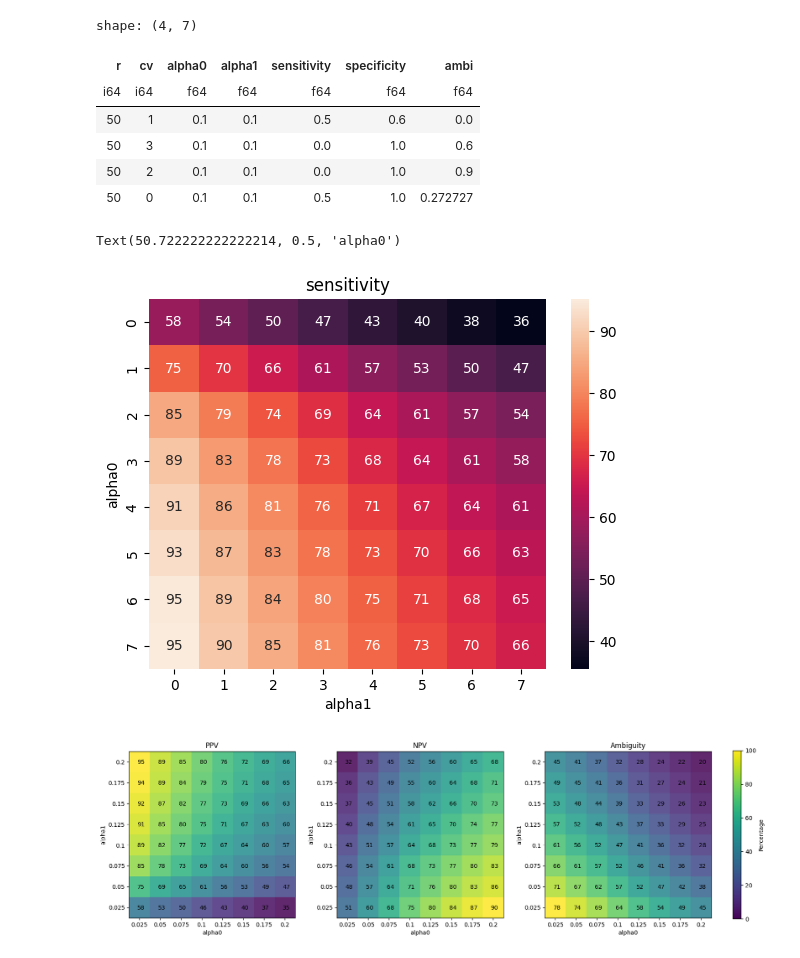
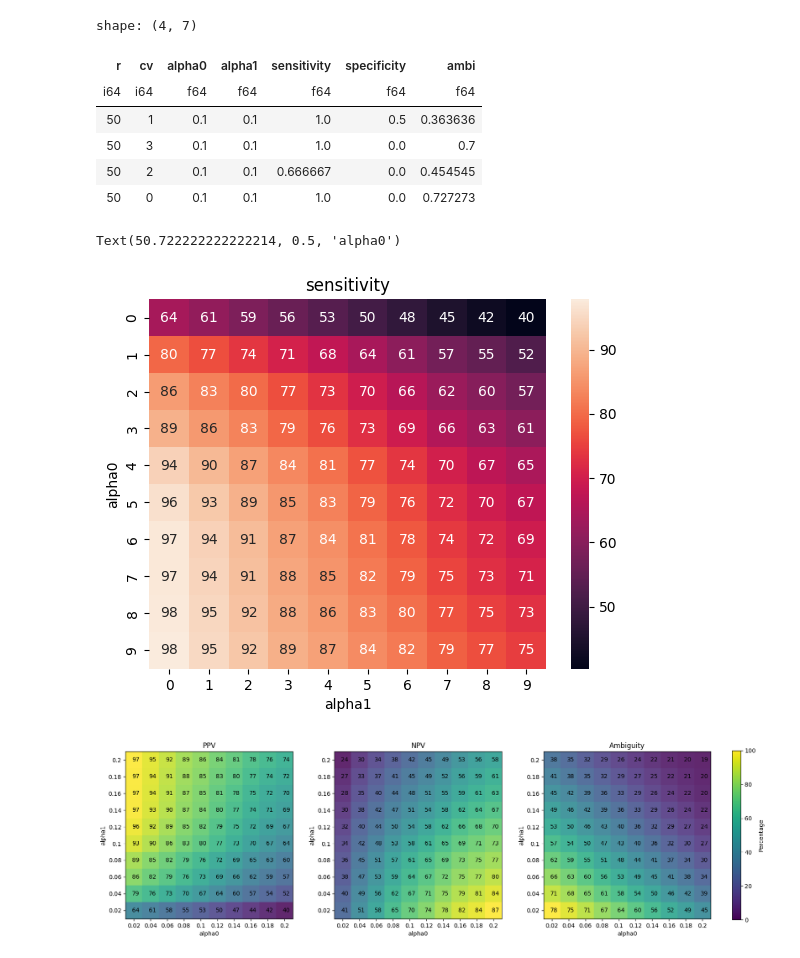
Before and after one commit to Surayuth/her2ml, a Jupyter notebook: analysis/analysis_equi_point.ipynb, the cells around one changed output. Cells and saved outputs as stored; diff of their text form; code cells hidden in the pictures.

```diff
--- a/analysis/analysis_equi_point.ipynb
+++ b/analysis/analysis_equi_point.ipynb
@@ -7,7 +7,3 @@ from tqdm import tqdm
 import seaborn as sns
 import matplotlib.pyplot as plt
 from utils.plot_utils_case import agg_case_tpr_fpr
-# %%
-df = pl.read_csv("/home/surayuth/her2/results_cp/orig_feat_level_16_white_balance_False_scale_0.25_trial_100_n_est_200_model_rf_alpha_min_0.025_alpha_max_0.2_step_alpha_0.025_dryrun_ Falsealpha0alpha1/0_0/0_0_alpha0_0.1_alpha1_0.1_result.csv")
-# %%
-perf = agg_case_tpr_fpr(df)
@@ -18,5 +10,5 @@ perf
 # %%
-root = "../results_cp/orig_feat_level_16_white_balance_False_scale_0.25_trial_100_n_est_200_model_rf_alpha_min_0.025_alpha_max_0.2_step_alpha_0.025_dryrun_ Falsealpha0alpha1"
+root = "../results_cp/orig_feat_level_16_white_balance_False_scale_0.25_trial_100_n_est_200_model_rf_alpha_min_0.02_alpha_max_0.2_step_alpha_0.02_dryrun_ Falsealpha0alpha1"
 paths = glob(os.path.join(root, "*", "*"))
 
 rows = []
@@ -64,10 +56,10 @@ total_perf_df.filter(pl.col("alpha0") == 0.1).filter(pl.col("alpha1") == 0.1).fi
 shape: (4, 7)
 | r | cv | alpha0 | alpha1 | sensitivity | specificity | ambi |
 | i64 | i64 | f64 | f64 | f64 | f64 | f64 |
-| 50 | 1 | 0.1 | 0.1 | 0.5 | 0.6 | 0.0 |
-| 50 | 3 | 0.1 | 0.1 | 0.0 | 1.0 | 0.6 |
-| 50 | 2 | 0.1 | 0.1 | 0.0 | 1.0 | 0.9 |
-| 50 | 0 | 0.1 | 0.1 | 0.5 | 1.0 | 0.272727 |
+| 50 | 1 | 0.1 | 0.1 | 1.0 | 0.5 | 0.363636 |
+| 50 | 3 | 0.1 | 0.1 | 1.0 | 0.0 | 0.7 |
+| 50 | 2 | 0.1 | 0.1 | 0.666667 | 0.0 | 0.454545 |
+| 50 | 0 | 0.1 | 0.1 | 1.0 | 0.0 | 0.727273 |
 # %%
 agg_perf = total_perf_df \
     .group_by("r", "alpha0", "alpha1") \
@@ -93,7 +85,7 @@ plt.xlabel("alpha1")
 plt.ylabel("alpha0")
 # %% [output]
 Text(50.722222222222214, 0.5, 'alpha0')
-[figure, old version]
+[figure, new version]
 # %%
 agg_perf.write_csv("tmp_agg_perf.csv")
 # %%
@@ -112,53 +104,53 @@ ylabel = "alpha1"
 feat = "sensitivity"
 hm = agg_perf.pivot(index="alpha0", on="alpha1", values=feat).drop("alpha0").to_numpy()[::-1,:] * 100
 im = axs[0].imshow(hm, cmap=sm.cmap, alpha=alpha)
-for i in range(8):
-    for j in range(8):
+for i in range(10):
+    for j in range(10):
         value = int(hm[j, i])
         axs[0].text(i - 0.1, j + 0.1, value, c="black")
 axs[0].set_xlabel(xlabel)
 axs[0].set_ylabel(ylabel)
-axs[0].set_xticks(ticks=np.arange(8), labels=[round(n, 3) for n in np.arange(0.025, 0.2 + 0.025, 0.025)])
-axs[0].set_yticks(ticks=np.arange(8), labels=[round(n, 3) for n in np.arange(0.025, 0.2 + 0.025, 0.025)[::-1]])
+axs[0].set_xticks(ticks=np.arange(10), labels=[round(n, 2) for n in np.arange(0.02, 0.2 + 0.02, 0.02)])
+axs[0].set_yticks(ticks=np.arange(10), labels=[round(n, 2) for n in np.arange(0.02, 0.2 + 0.02, 0.02)[::-1]])
 axs[0].set_title("PPV")
 
 ########################################################################################################################
 
 feat = "specificity"
 hm = agg_perf.pivot(index="alpha0", on="alpha1", values=feat).drop("alpha0").to_numpy()[::-1,:] * 100
 im = axs[1].imshow(hm, cmap=sm.cmap, alpha=alpha)
-for i in range(8):
-    for j in range(8):
+for i in range(10):
+    for j in range(10):
         value = int(hm[j, i])
         axs[1].text(i - 0.1, j + 0.1, value, c="black")
 axs[1].set_xlabel(xlabel)
 axs[1].set_ylabel(ylabel)
-axs[1].set_xticks(ticks=np.arange(8), labels=[round(n, 3) for n in np.arange(0.025, 0.2 + 0.025, 0.025)])
-axs[1].set_yticks(ticks=np.arange(8), labels=[round(n, 3) for n in np.arange(0.025, 0.2 + 0.025, 0.025)[::-1]])
+axs[1].set_xticks(ticks=np.arange(10), labels=[round(n, 2) for n in np.arange(0.02, 0.2 + 0.02, 0.02)])
+axs[1].set_yticks(ticks=np.arange(10), labels=[round(n, 2) for n in np.arange(0.02, 0.2 + 0.02, 0.02)[::-1]])
 axs[1].set_title("NPV")
 ########################################################################################################################
 
 feat = "ambi"
 hm = agg_perf.pivot(index="alpha0", on="alpha1", values=feat).drop("alpha0").to_numpy()[::-1,:] * 100
 im = axs[2].imshow(hm, cmap=sm.cmap, alpha=alpha)
-for i in range(8):
-    for j in range(8):
+for i in range(10):
+    for j in range(10):
         value = int(hm[j, i])
         axs[2].text(i - 0.1, j + 0.1, value, c="black")
 axs[2].set_xlabel(xlabel)
 axs[2].set_ylabel(ylabel)
-axs[2].set_xticks(ticks=np.arange(8), labels=[round(n, 3) for n in np.arange(0.025, 0.2 + 0.025, 0.025)])
-axs[2].set_yticks(ticks=np.arange(8), labels=[round(n, 3) for n in np.arange(0.025, 0.2 + 0.025, 0.025)[::-1]])
+axs[2].set_xticks(ticks=np.arange(10), labels=[round(n, 2) for n in np.arange(0.02, 0.2 + 0.02, 0.02)])
+axs[2].set_yticks(ticks=np.arange(10), labels=[round(n, 2) for n in np.arange(0.02, 0.2 + 0.02, 0.02)[::-1]])
 axs[2].set_title("Ambiguity")
 
 
 # Create a colorbar on the right with the desired range
 cbar = fig.colorbar(sm, ax=axs.ravel().tolist(), shrink=0.35, pad=0.03)
 cbar.set_label('Percentage')
 
 fig.savefig("perf_alpha0alpha1.png", dpi=300, bbox_inches="tight")
 # %% [output]
-[figure, old version]
+[figure, new version]
 # %%
 # create snake plot
 # 1) start from a0 = 0.025 and a1 = 0.25
```
Also changed, not shown: parts of 2 cells of this notebook, 9 other files.
